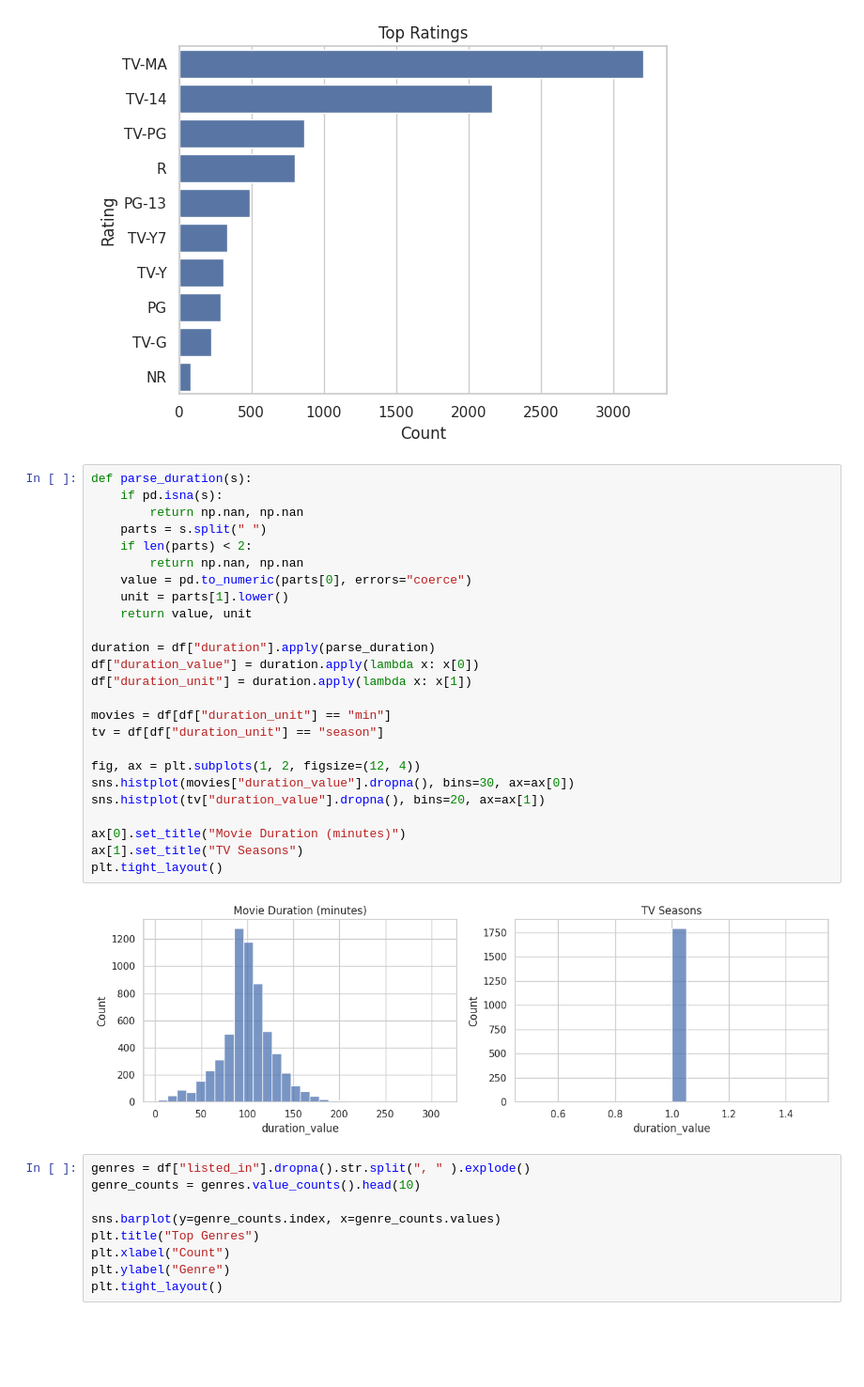
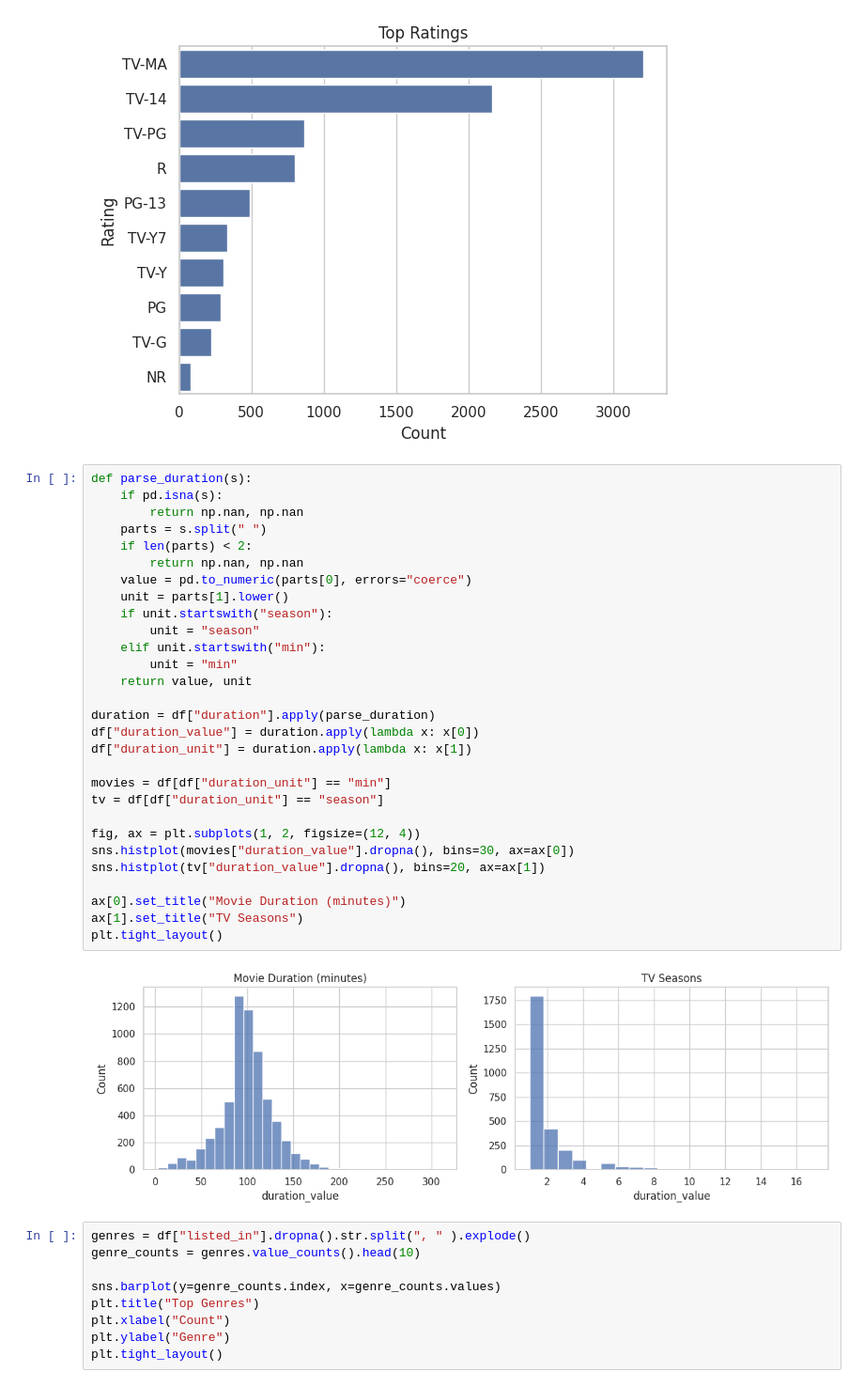
Before and after one commit to ColettoG/ece-netfix, a Jupyter notebook: scripts/explore.ipynb, the cells around one changed output. Shown at 94% size. Cells and saved outputs as stored; diff of their text form; blank space fills up the shorter version.

```diff
--- a/scripts/explore.ipynb
+++ b/scripts/explore.ipynb
@@ -134,30 +121,34 @@ plt.tight_layout()
 # %%
 def parse_duration(s):
     if pd.isna(s):
         return np.nan, np.nan
     parts = s.split(" ")
     if len(parts) < 2:
         return np.nan, np.nan
     value = pd.to_numeric(parts[0], errors="coerce")
     unit = parts[1].lower()
+    if unit.startswith("season"):
+        unit = "season"
+    elif unit.startswith("min"):
+        unit = "min"
     return value, unit
 
 duration = df["duration"].apply(parse_duration)
 df["duration_value"] = duration.apply(lambda x: x[0])
 df["duration_unit"] = duration.apply(lambda x: x[1])
 
 movies = df[df["duration_unit"] == "min"]
 tv = df[df["duration_unit"] == "season"]
 
 fig, ax = plt.subplots(1, 2, figsize=(12, 4))
 sns.histplot(movies["duration_value"].dropna(), bins=30, ax=ax[0])
 sns.histplot(tv["duration_value"].dropna(), bins=20, ax=ax[1])
 
 ax[0].set_title("Movie Duration (minutes)")
 ax[1].set_title("TV Seasons")
 plt.tight_layout()
 # %% [output]
-[figure, old version]
+[figure, new version]
 # %%
 genres = df["listed_in"].dropna().str.split(", " ).explode()
 genre_counts = genres.value_counts().head(10)
```
Also changed, not shown: parts of 5 cells of this notebook, 11 other files.
